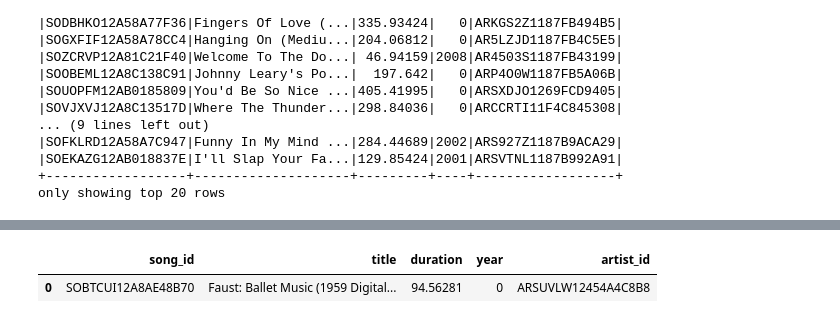
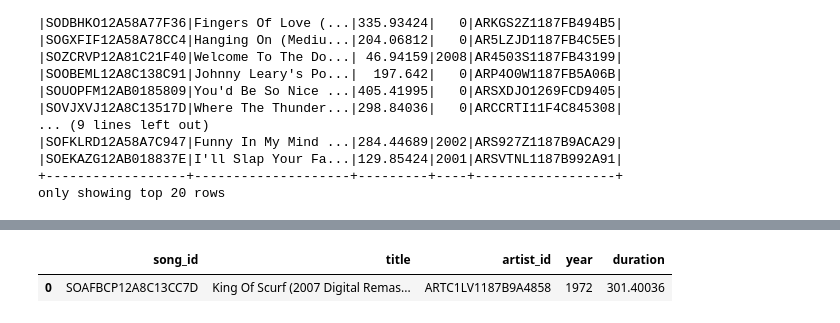
Before and after one commit to Mihlos/s3-datalake, a Jupyter notebook: test.ipynb, the cells around one changed output, grey strips where cells are left out. Cells and saved outputs as stored; diff of their text form; code cells hidden in the pictures.

```diff
--- a/test.ipynb
+++ b/test.ipynb
@@ -26,7 +26,7 @@ output_data = "s3a://misho-udacity-bucket/datalake/"
 # %%
 # df = spark.read.json("s3a://{}:{}@udacity-dend/song_data/A/B/C/TRABCEI128F424C983.json".format(os.environ['AWS_ACCESS_KEY_ID'],os.environ['AWS_SECRET_ACCESS_KEY']))
 # %%
-df = spark.read.json("s3a://{}:{}@udacity-dend/song_data/A/A/*/*.json".format(os.environ['AWS_ACCESS_KEY_ID'],os.environ['AWS_SECRET_ACCESS_KEY']))
+df = spark.read.json("s3a://{}:{}@udacity-dend/song_data/A/A/A/*.json".format(os.environ['AWS_ACCESS_KEY_ID'],os.environ['AWS_SECRET_ACCESS_KEY']))
 # %%
 df.count()
 # %% [output]
@@ -198,8 +222,8 @@ df2.limit(1).toPandas()
 # %%
-song_df.limit(1).toPandas()
+df_song.limit(1).toPandas()
 # %% [output]
-|  | song_id | title | duration | year | artist_id |
-| 0 | SOBTCUI12A8AE48B70 | Faust: Ballet Music (1959 Digital... | 94.56281 | 0 | ARSUVLW12454A4C8B8 |
+|  | song_id | title | artist_id | year | duration |
+| 0 | SOAFBCP12A8C13CC7D | King Of Scurf (2007 Digital Remas... | ARTC1LV1187B9A4858 | 1972 | 301.40036 |
 # %%
 # ['artist',
 #  'auth',
```
Also changed, not shown: parts of 19 cells of this notebook, 1 other file.
